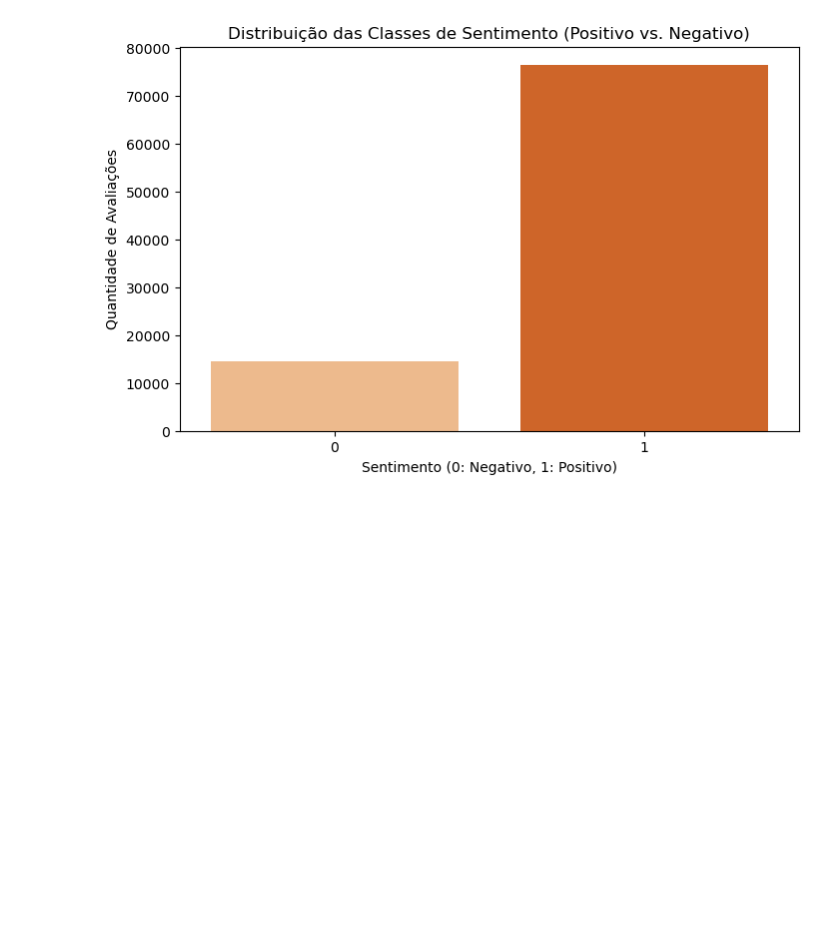
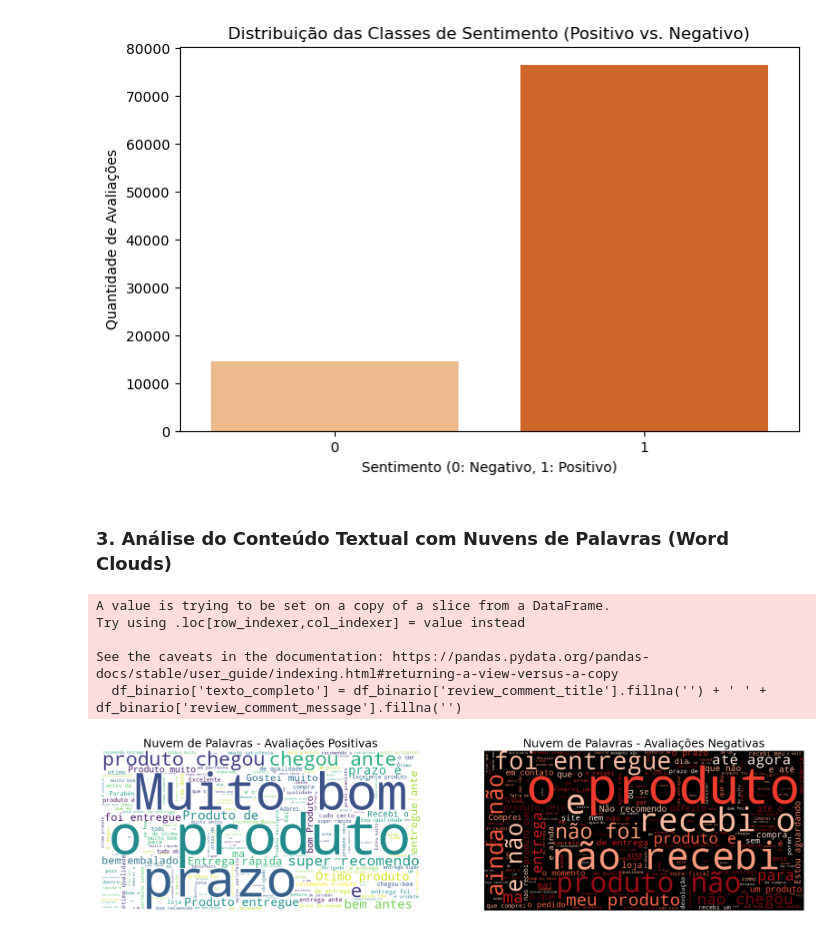
Before and after one commit to decobeto/pos-inteligencia-artificial-e-aprendizado-de-maquina, a Jupyter notebook: analise_e_exploracao_dos_dados.ipynb, the cells around one changed output. Cells and saved outputs as stored; diff of their text form; code cells hidden in the pictures; blank space fills up the shorter version.

```diff
--- a/analise_e_exploracao_dos_dados.ipynb
+++ b/analise_e_exploracao_dos_dados.ipynb
@@ -38,3 +39,36 @@ Try using .loc[row_indexer,col_indexer] = value instead
 See the caveats in the documentation: https://pandas.pydata.org/pandas-docs/stable/user_guide/indexing.html#returning-a-view-versus-a-copy
   df_binario['sentimento'] = df_binario['sentimento'].astype(int)
 [figure]
+# %% [markdown]
+### 3. Análise do Conteúdo Textual com Nuvens de Palavras (Word Clouds)
+# %%
+
+df_binario['texto_completo'] = df_binario['review_comment_title'].fillna('') + ' ' + df_binario['review_comment_message'].fillna('')
+
+textos_positivos = " ".join(review for review in df_binario[df_binario['sentimento'] == 1]['texto_completo'].astype(str))
+textos_negativos = " ".join(review for review in df_binario[df_binario['sentimento'] == 0]['texto_completo'].astype(str))
+
+# Gerando a nuvem de palavras para reviews positivos
+wordcloud_pos = WordCloud(background_color="white", width=800, height=400).generate(textos_positivos)
+
+# Gerando a nuvem de palavras para reviews negativos
+wordcloud_neg = WordCloud(background_color="black", colormap="Reds", width=800, height=400).generate(textos_negativos)
+
+# Plotando os resultados
+fig, axes = plt.subplots(1, 2, figsize=(20, 10))
+axes[0].imshow(wordcloud_pos, interpolation='bilinear')
+axes[0].set_title('Nuvem de Palavras - Avaliações Positivas', fontsize=18)
+axes[0].axis('off')
+
+axes[1].imshow(wordcloud_neg, interpolation='bilinear')
+axes[1].set_title('Nuvem de Palavras - Avaliações Negativas', fontsize=18)
+axes[1].axis('off')
+
+plt.show()
+# %% [output]
+A value is trying to be set on a copy of a slice from a DataFrame.
+Try using .loc[row_indexer,col_indexer] = value instead
+
+See the caveats in the documentation: https://pandas.pydata.org/pandas-docs/stable/user_guide/indexing.html#returning-a-view-versus-a-copy
+  df_binario['texto_completo'] = df_binario['review_comment_title'].fillna('') + ' ' + df_binario['review_comment_message'].fillna('')
+[figure, added]
```
Also changed, not shown: parts of 31 cells of this notebook.
